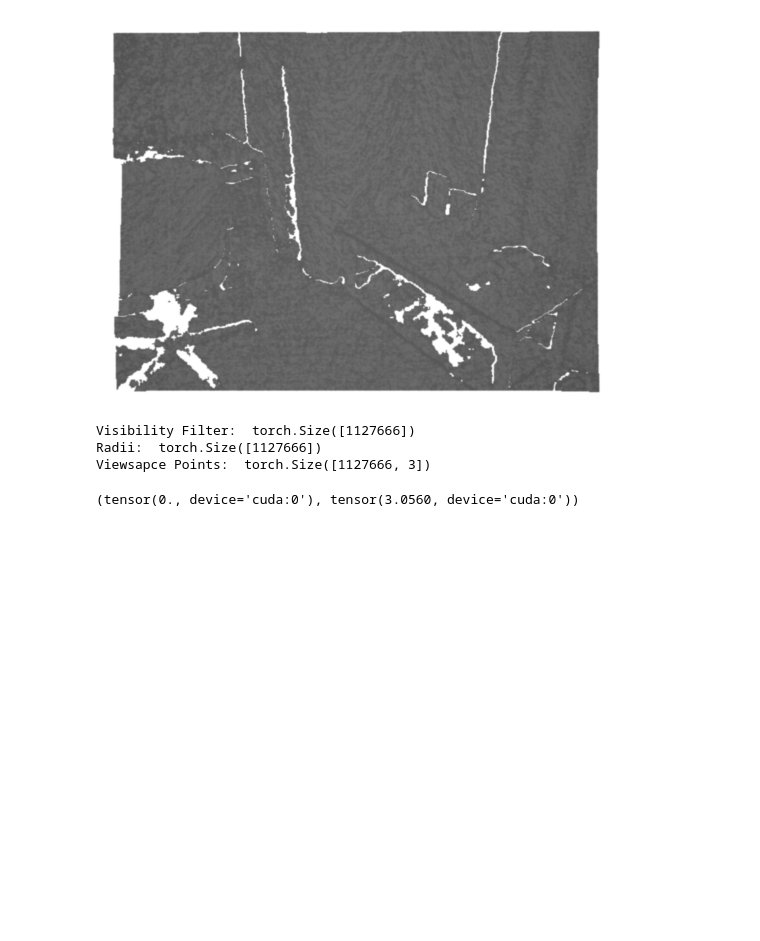
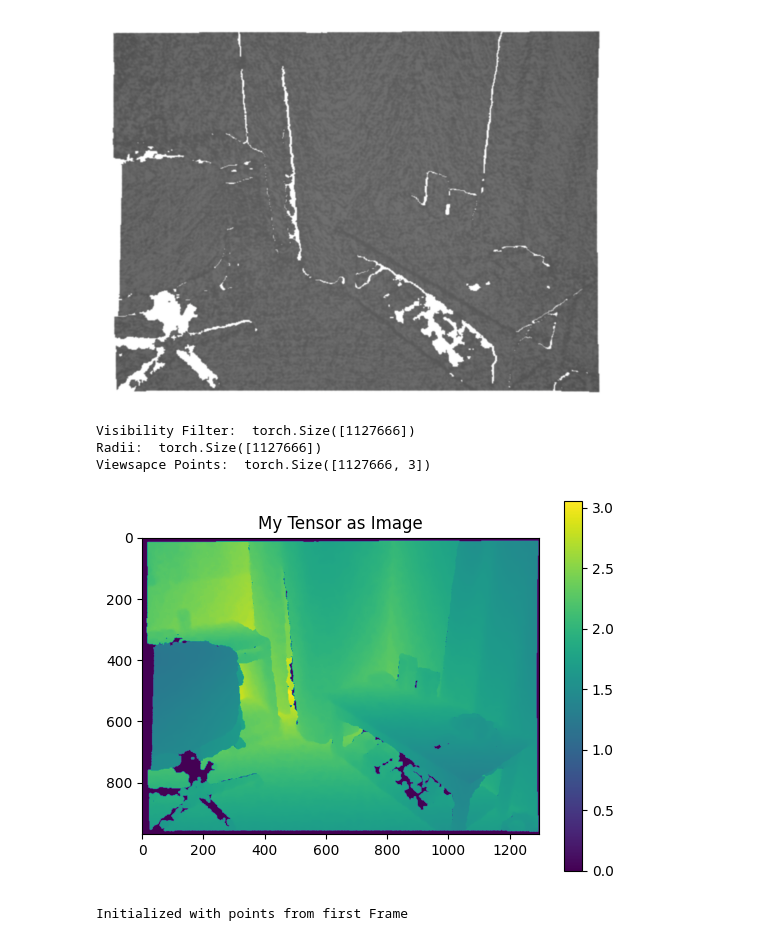
Before and after one commit to viswaravi/gaussian-splatting, a Jupyter notebook: Progressive_Train.ipynb, the cells around one changed output. Saved outputs shown, nothing was run; the diff lists cells and outputs as text; code cells hidden in the pictures; blank space fills up the shorter version.

```diff
--- a/Progressive_Train.ipynb
+++ b/Progressive_Train.ipynb
@@ -211,15 +281,16 @@ Raster Depth Map:  torch.Size([968, 1296])
 Visibility Filter:  torch.Size([1127666])
 Radii:  torch.Size([1127666])
 Viewsapce Points:  torch.Size([1127666, 3])
-# %%
-torch.min(raster_depth_map), torch.max(raster_depth_map)
-
-# Mask the max depth
-mask = raster_depth_map == 1000000
-raster_depth_map[mask] = 0
-torch.min(raster_depth_map), torch.max(raster_depth_map)
-# %% [output]
-(tensor(0., device='cuda:0'), tensor(3.0560, device='cuda:0'))
+# %%
+# Visualize the depth map
+Default_Depth = 1000000 # raster_depth_map.max()
+mask = raster_depth_map == Default_Depth
+# Filter out the default depth
+raster_depth_map[mask] = 0
+# Visualize the depth map
+showTensorDepthImage(raster_depth_map)
+# %% [output]
+[figure, added]
 # %%
 # ply_path = "G:\\Universitat Siegen\\SA\\P-GPU\\Code\\gaussian-splatting\\data\\RGBD_Data\\ply"
 ply_path = "G:\\Universitat Siegen\\SA\\P-GPU\\Code\\gaussian-splatting\\data\\ScanNet\\scene0000_00\\sens_read\\ply"
@@ -437,7 +453,7 @@ global_points = None
 global_colors = None
 
 for i in tqdm(range(len(viewpoint_stack))):
-# for i in tqdm(range(10)):
+# for i in tqdm(range(4)):
     viewpoint_cam = viewpoint_stack[i]
     # Check if PLY file exists
     ply_file_name = viewpoint_cam.colmap_id + ".ply"
@@ -451,36 +467,49 @@ for i in tqdm(range(len(viewpoint_stack))):
     ply_file_path = os.path.join(ply_path, ply_file_name)
 
     pcd_points, pcd_colors = loadPLY(ply_file_path)
-    filtered_points, filtered_colors,  indices, current_raster, raster_point_positions, raster_point_colors = getPixelIndicesfromPLY(pcd_points, pcd_colors, viewpoint_cam)
+    filtered_points, filtered_colors, current_depth_map, indices, current_raster, raster_point_positions, raster_point_colors = rasterizePoints(pcd_points, pcd_colors, viewpoint_cam)
 
-    # raster = current_raster.cpu().numpy()
-    # plt.imshow(raster.astype(int))
-    # plt.show()
-
+    # showTensorImage(current_raster)
     # print('Indices:', indices.shape, indices.min(), indices.max())
 
-    # # Load Initial Points
+    # Load Initial Points
     if global_points is None:
         print("Initialized with points from first Frame")
         global_points = filtered_points
         global_colors = filtered_colors
     else:
-        global_filtered_points, global_filtered_colors, global_pixel_indices, global_raster, _ , _ = getPixelIndicesfromPLY(global_points,global_colors, viewpoint_cam)
+        global_filtered_points, global_filtered_colors, global_depth_map , global_pixel_indices, global_raster, _ , _ = rasterizePoints(global_points,global_colors, viewpoint_cam)
 
-        global_black_mask = torch.all(global_raster == 0, dim=2, keepdim=True)
+        # Identify Free Pixels
+        free_pixel_mask = (global_depth_map == 0)
+
+        # Identify Depth Pixels
+        depth_near_mask = (current_depth_map > 0) & (current_depth_map < global_depth_map) & (torch.abs(global_depth_map - current_depth_map) > 0.1)
+        mask = free_pixel_mask | depth_near_mask
+        # Invert the mask for filtering
+        mask = ~mask
+        # showTensorDepthImage(free_pixel_mask.int())
+        # showTensorDepthImage(depth_near_mask.int())
+        # showTensorDepthImage(mask.int())
+        # showTensorImage(global_raster)
+        # showTensorImage(current_raster)
+
         # Apply Mask to point positions that are black
-        raster_point_positions_masked = raster_point_positions.view(-1, 3) * global_black_mask.view(-1, 1)
-        current_raster_masked = raster_point_colors.view(-1, 3) * global_black_mask.view(-1, 1)
+        raster_point_positions_masked = raster_point_positions.view(-1, 3) * mask.view(-1, 1)
+        current_raster_masked = raster_point_colors.view(-1, 3) * mask.view(-1, 1)
 
-        # Find points which have all 0 values
+        # # Find points which have all 0 values
         invalid_points_mask = torch.all(raster_point_positions_masked == 0, dim=1, keepdim=True)
 
         raster_point_positions_filtered = raster_point_positions_masked[~invalid_points_mask.view(-1)]
         current_raster_filtered = current_raster_masked[~invalid_points_mask.view(-1)]
 
-        saveTensorAsPLY(raster_point_positions_filtered,current_raster_filtered, filtered_ply_file_name)
+        # saveTensorAsPLY(raster_point_positions_filtered,current_raster_filtered, filtered_ply_file_name)
+
         # Append to global points
         global_points = torch.cat((global_points, raster_point_positions_filtered), dim=0)
         global_colors = torch.cat((global_colors, current_raster_filtered), dim=0)
 
 saveTensorAsPLY(global_points,global_colors, "Global.ply")
+# %% [output]
+Initialized with points from first Frame
```
Also changed, not shown: parts of 8 cells of this notebook, 1 other file.
